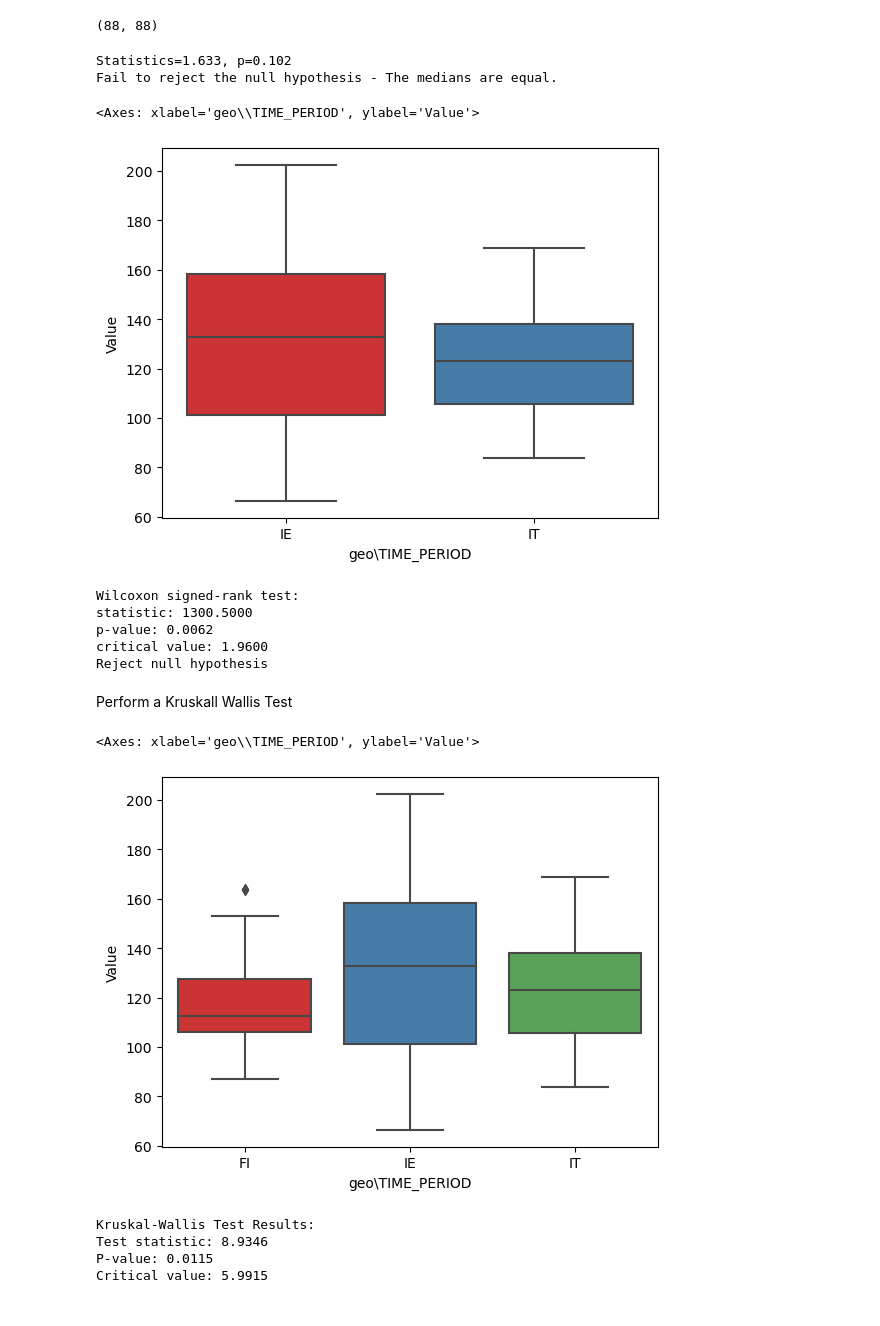
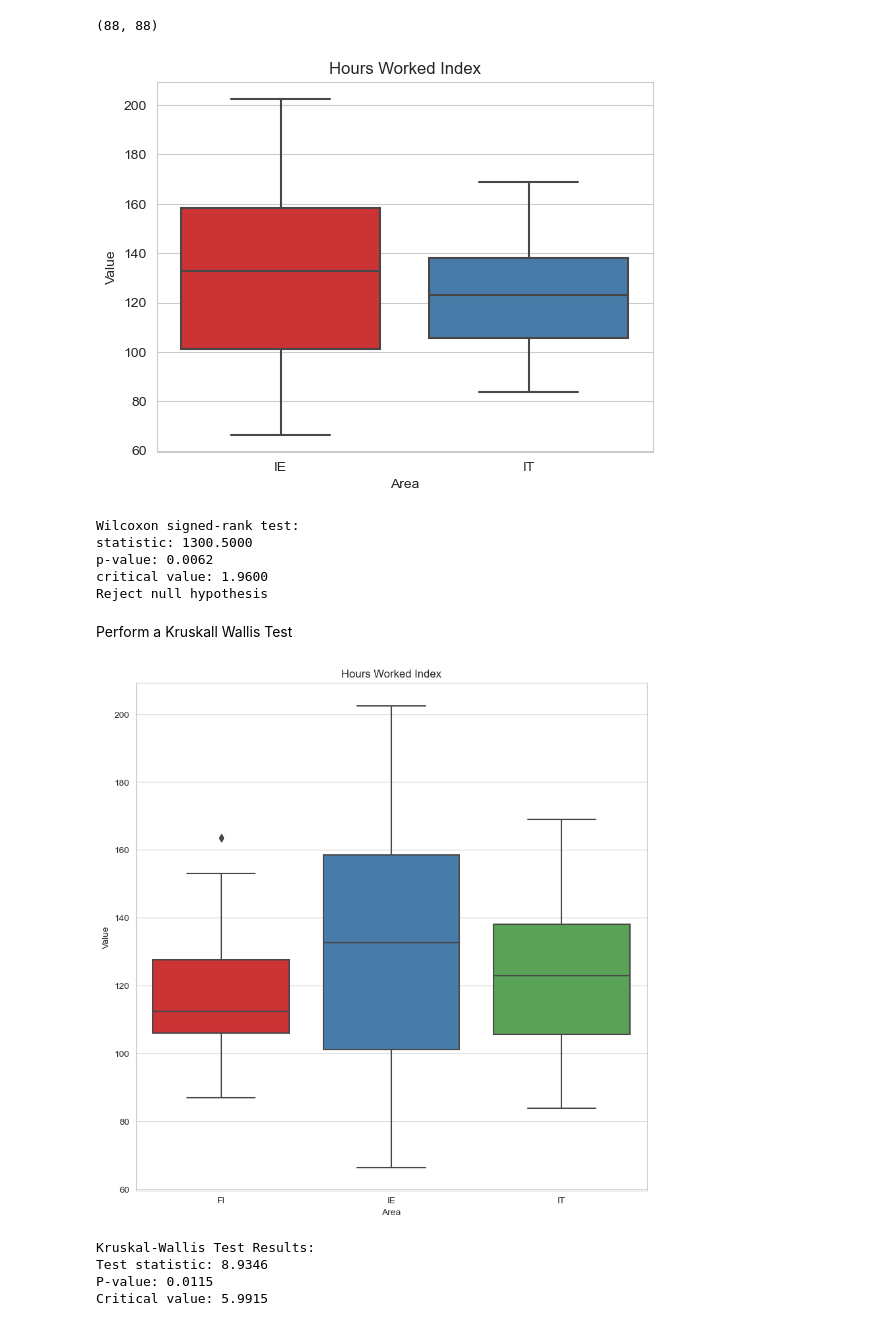
Before and after one commit to paulr28/MSc_DA_CA2, a Jupyter notebook: Explortation_1.ipynb, the cells around one changed output. Drawn from its saved outputs; the diff is of its cells as text; code cells hidden in the pictures.

```diff
--- a/Explortation_1.ipynb
+++ b/Explortation_1.ipynb
@@ -465,6 +531,10 @@ p-value: 0.0000
 Degrees of freedom: 2
 Reject null hypothesis - Significant differences exist between groups.
 # %%
-#Show the diferences between the groups using a boxplot with slanted x-axis labels
+#Show the diferences between the groups using a boxplot
+sns.set_style("whitegrid")
 sns.catplot(x="geo\\TIME_PERIOD", y="Value", kind="box", data=df_Anova).set_xticklabels(rotation=30)
+plt.xlabel('Area')
+plt.title('Number of persons employed index, non-seasonally adjusted')
+plt.show()
 # %% [output]
@@ -521,5 +590,10 @@ SCA    264
 Name: s_adj, dtype: int64
 # %%
 # generate a boxplot to see the data distribution by geo and s_adj
+sns.set_style("whitegrid")
 sns.boxplot(x="geo", y="Value", hue="s_adj", data=twa, palette="Set1")
+plt.xlabel('Area')
+plt.title('Number of persons employed index')
+plt.legend(title='Seasonal Adjustment', loc='upper right')
+plt.show()
 # %% [output]
@@ -665,24 +751,6 @@ df_WSRT[df_WSRT['geo\\TIME_PERIOD'] == 'IT']['Value']
 len(df_WSRT[df_WSRT['geo\\TIME_PERIOD'] == 'IE']['Value']), len(df_WSRT[df_WSRT['geo\\TIME_PERIOD'] == 'IT']['Value'])
 # %% [output]
 (88, 88)
-# %%
-
-# Perform a Wilcoxon Rank-Sum Test
-from scipy.stats import ranksums
-stat, p = ranksums(df_WSRT[df_WSRT['geo\\TIME_PERIOD'] == 'IE']['Value'], df_WSRT[df_WSRT['geo\\TIME_PERIOD'] == 'IT']['Value'])
-
-# Print the results
-print('Statistics=%.3f, p=%.3f' % (stat, p))
-
-# Interpret the results
-alpha = 0.05
-if p > alpha:
-    print('Fail to reject the null hypothesis - The medians are equal.')
-else:
-    print('Reject the null hypothesis - The medians are not equal.')
-# %% [output]
-Statistics=1.633, p=0.102
-Fail to reject the null hypothesis - The medians are equal.
 # %%
 # Create Boxplot Data
 bp = df_WSRT
@@ -690,10 +758,13 @@ bp = df_WSRT
 bp = bp[bp['geo\\TIME_PERIOD'].isin(['IE', 'IT'])]
 # %%
 # Visualise the data distribution
+sns.set_style("whitegrid")
 sns.boxplot(x="geo\\TIME_PERIOD", y="Value", data=bp, palette="Set1")
+plt.title('Hours Worked Index')
+plt.xlabel('Area')
+plt.show()
 # %% [output]
-<Axes: xlabel='geo\\TIME_PERIOD', ylabel='Value'>
-[figure, old version]
+[figure, new version]
 # %%
 from scipy.stats import norm
 
@@ -720,14 +791,14 @@ def hypothesis_test(group1, group2, alpha):
         print('Accept null hypothesis')
 
 #
-# %%
-hypothesis_test(group1, group2, 0.05)
-# %% [output]
-Wilcoxon signed-rank test:
-statistic: 1300.5000
-p-value: 0.0062
-critical value: 1.9600
-Reject null hypothesis
+# %%
+hypothesis_test(df_WSRT[df_WSRT['geo\\TIME_PERIOD'] == 'IE']['Value'], df_WSRT[df_WSRT['geo\\TIME_PERIOD'] == 'IT']['Value'], 0.05)
+# %% [output]
+Wilcoxon signed-rank test:
+statistic: 1300.5000
+p-value: 0.0062
+critical value: 1.9600
+Reject null hypothesis
 # %% [markdown]
 Perform a Kruskall Wallis Test
 # %%
@@ -741,10 +812,13 @@ df_kw = df_kw[(df_kw['Quarter'] >= '2000Q1') & (df_kw['Quarter'] <= '2022Q4')]
 df_kw = df_kw[df_kw['geo\\TIME_PERIOD'].isin(['IE', 'IT', 'FI'])]
 # %%
 # visualise the data distribution
+sns.set_style("whitegrid")
 sns.boxplot(x="geo\\TIME_PERIOD", y="Value", data=df_kw, palette="Set1")
+plt.title('Hours Worked Index')
+plt.xlabel('Area')
+plt.show()
 # %% [output]
-<Axes: xlabel='geo\\TIME_PERIOD', ylabel='Value'>
-[figure, old version]
+[figure, new version]
 # %%
 # Perform Kruskal-Wallis test
 stat, p = kruskal(*[df_kw[df_kw['geo\\TIME_PERIOD'] == geo]['Value'] for geo in df_kw['geo\\TIME_PERIOD'].unique()])
```
Also changed, not shown: parts of 39 cells of this notebook, 2 other files.
